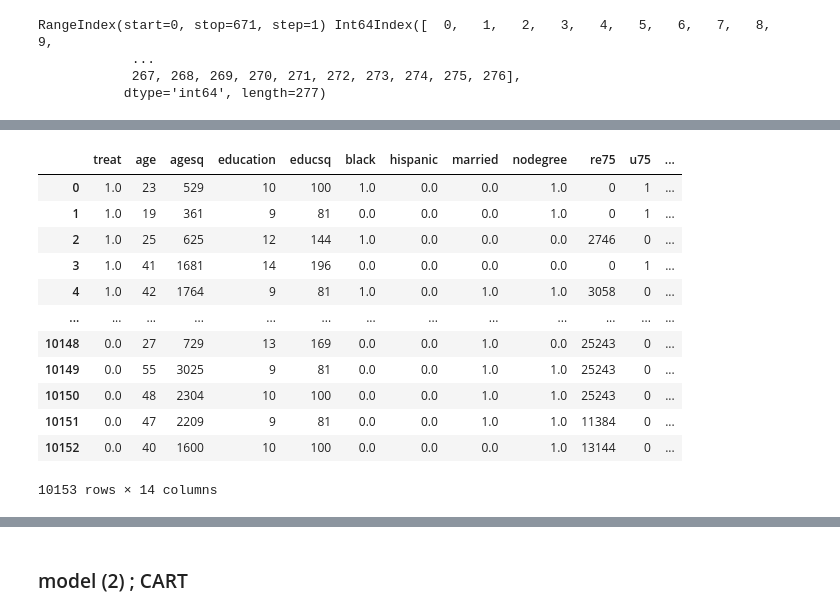
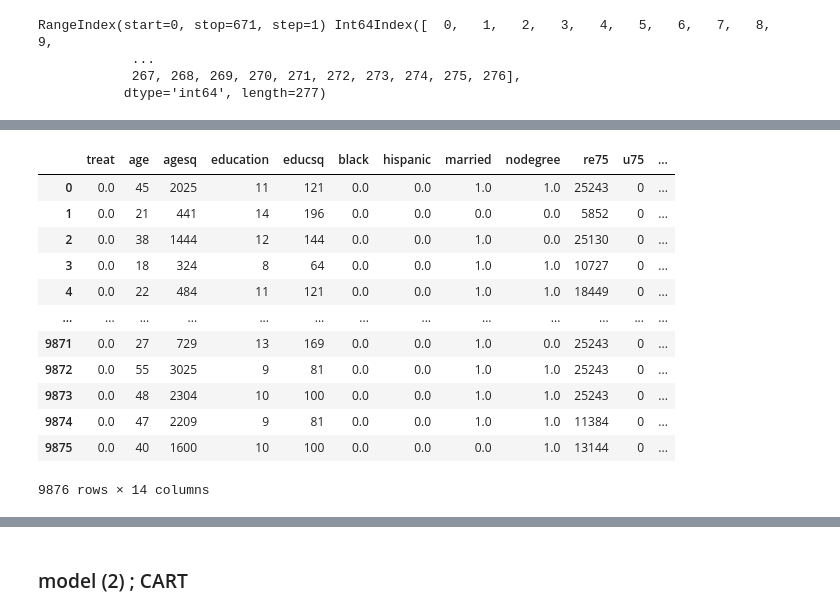
Before and after one commit to MawuliAgamah/ml-propensity-score-matching, a Jupyter notebook: Jupyter notebooks/lalonde.ipynb, the cells around one changed output, grey strips where cells are left out. Saved outputs shown, nothing was run; the diff lists cells and outputs as text; code cells hidden in the pictures.

```diff
--- a/Jupyter notebooks/lalonde.ipynb
+++ b/Jupyter notebooks/lalonde.ipynb
@@ -983,7 +911,7 @@ from sklearn.utils import shuffle
 nsw_transformed_features = pd.read_csv("/Users/mawuliagamah/gitprojects/causal_inference/causal_inference/datasets/nsw_featureTransformed.csv")
 nswre74_transformed_features = pd.read_csv("/Users/mawuliagamah/gitprojects/causal_inference/causal_inference/datasets/nswre74_featureTransformed.csv")
 cps1_transformed_features = pd.read_csv('/Users/mawuliagamah/gitprojects/causal_inference/causal_inference/datasets/cps_featureTransformed.csv')
-psid1_transformed_features = pd.read_csv('/Users/mawuliagamah/gitprojects/causal_inference/causal_inference/datasets/cps_featureTransformed.csv')
+psid1_transformed_features = pd.read_csv('/Users/mawuliagamah/gitprojects/causal_inference/causal_inference/datasets/psid_featureTransformed.csv')
 # %%
 # Import libraries for LR
 from sklearn.linear_model import LogisticRegression
@@ -1163,7 +1062,7 @@ educ_re74   3.942e-06   2.38e-05      0.166      0.869   -4.27e-05    5.06e-05
 ==============================================================================
 # %%
 # function that returns dataset with propensity scores and propensity logits from logistic regression
-def propensity_score_lr(dataset,model):
+def propensity_score_funct(dataset,model):
     # Generate propensity score prediction
     probabilities = model.predict_proba(dataset.drop('treat', axis=1))
     probabilities = pd.DataFrame(probabilities)
@@ -1176,34 +1075,34 @@ def propensity_score_lr(dataset,model):
 # %%
 # Predict propensity scores on NSW , CPS and PSID
 
-nsw_ps_logitmodel = propensity_score_lr(nsw_transformed_features,model1)
+nsw_ps_logitmodel = propensity_score_funct(nsw_transformed_features,model1)
 nsw_treatedUnits_ps_logitmodel = nsw_ps_logitmodel[nsw_ps_logitmodel['treat'] == 1] # drop control units from lalonde dataset
-cps_ps_logitmodel = propensity_score_lr(cps1_transformed_features,model1)
-psid1_ps_logitmodel = propensity_score_lr(psid1_transformed_features,model1)
+cps_ps_logitmodel = propensity_score_funct(cps1_transformed_features,model1)
+psid1_ps_logitmodel = propensity_score_funct(psid1_transformed_features,model1)
 
 # Rejoin the outcome variable to dataframe with estimated propensity scores
 
 nsw_treatedUnits_ps_logitmodel_full = pd.merge(nsw_treatedUnits_ps_logitmodel, nsw_outcome, left_index=True, right_index=True)
 cps_ps_logitmodel_full = pd.merge(cps_ps_logitmodel,cps1_outcome,left_index=True, right_index=True)
 psid_ps_logitmodel_full = pd.merge(psid1_ps_logitmodel,psid1_outcome,left_index=True, right_index=True)
 
 # Combine treated units with control units
 nsw_cps_ps = pd.concat([nsw_treatedUnits_ps_logitmodel_full,cps_ps_logitmodel_full],axis=0, ignore_index = True)
 nsw_psid_ps = pd.concat([nsw_treatedUnits_ps_logitmodel_full,psid_ps_logitmodel_full],axis=0, ignore_index = True)
 # %% [output]
 |  | treat | age | agesq | education | educsq | black | hispanic | married | nodegree | re75 | u75 | ... |
-| 0 | 1.0 | 23 | 529 | 10 | 100 | 1.0 | 0.0 | 0.0 | 1.0 | 0 | 1 | ... |
-| 1 | 1.0 | 19 | 361 | 9 | 81 | 0.0 | 0.0 | 0.0 | 1.0 | 0 | 1 | ... |
-| 2 | 1.0 | 25 | 625 | 12 | 144 | 1.0 | 0.0 | 0.0 | 0.0 | 2746 | 0 | ... |
-| 3 | 1.0 | 41 | 1681 | 14 | 196 | 0.0 | 0.0 | 0.0 | 0.0 | 0 | 1 | ... |
-| 4 | 1.0 | 42 | 1764 | 9 | 81 | 1.0 | 0.0 | 1.0 | 1.0 | 3058 | 0 | ... |
+| 0 | 0.0 | 45 | 2025 | 11 | 121 | 0.0 | 0.0 | 1.0 | 1.0 | 25243 | 0 | ... |
+| 1 | 0.0 | 21 | 441 | 14 | 196 | 0.0 | 0.0 | 0.0 | 0.0 | 5852 | 0 | ... |
+| 2 | 0.0 | 38 | 1444 | 12 | 144 | 0.0 | 0.0 | 1.0 | 0.0 | 25130 | 0 | ... |
+| 3 | 0.0 | 18 | 324 | 8 | 64 | 0.0 | 0.0 | 1.0 | 1.0 | 10727 | 0 | ... |
+| 4 | 0.0 | 22 | 484 | 11 | 121 | 0.0 | 0.0 | 1.0 | 1.0 | 18449 | 0 | ... |
 | ... | ... | ... | ... | ... | ... | ... | ... | ... | ... | ... | ... | ... |
-| 10148 | 0.0 | 27 | 729 | 13 | 169 | 0.0 | 0.0 | 1.0 | 0.0 | 25243 | 0 | ... |
-| 10149 | 0.0 | 55 | 3025 | 9 | 81 | 0.0 | 0.0 | 1.0 | 1.0 | 25243 | 0 | ... |
-| 10150 | 0.0 | 48 | 2304 | 10 | 100 | 0.0 | 0.0 | 1.0 | 1.0 | 25243 | 0 | ... |
-| 10151 | 0.0 | 47 | 2209 | 9 | 81 | 0.0 | 0.0 | 1.0 | 1.0 | 11384 | 0 | ... |
-| 10152 | 0.0 | 40 | 1600 | 10 | 100 | 0.0 | 0.0 | 0.0 | 1.0 | 13144 | 0 | ... |
+| 9871 | 0.0 | 27 | 729 | 13 | 169 | 0.0 | 0.0 | 1.0 | 0.0 | 25243 | 0 | ... |
+| 9872 | 0.0 | 55 | 3025 | 9 | 81 | 0.0 | 0.0 | 1.0 | 1.0 | 25243 | 0 | ... |
+| 9873 | 0.0 | 48 | 2304 | 10 | 100 | 0.0 | 0.0 | 1.0 | 1.0 | 25243 | 0 | ... |
+| 9874 | 0.0 | 47 | 2209 | 9 | 81 | 0.0 | 0.0 | 1.0 | 1.0 | 11384 | 0 | ... |
+| 9875 | 0.0 | 40 | 1600 | 10 | 100 | 0.0 | 0.0 | 0.0 | 1.0 | 13144 | 0 | ... |
-10153 rows × 14 columns
+9876 rows × 14 columns
 # %%
 from causalml.match import NearestNeighborMatch, create_table_one
 
```
Also changed, not shown: parts of 32 cells of this notebook, 3 other files.
